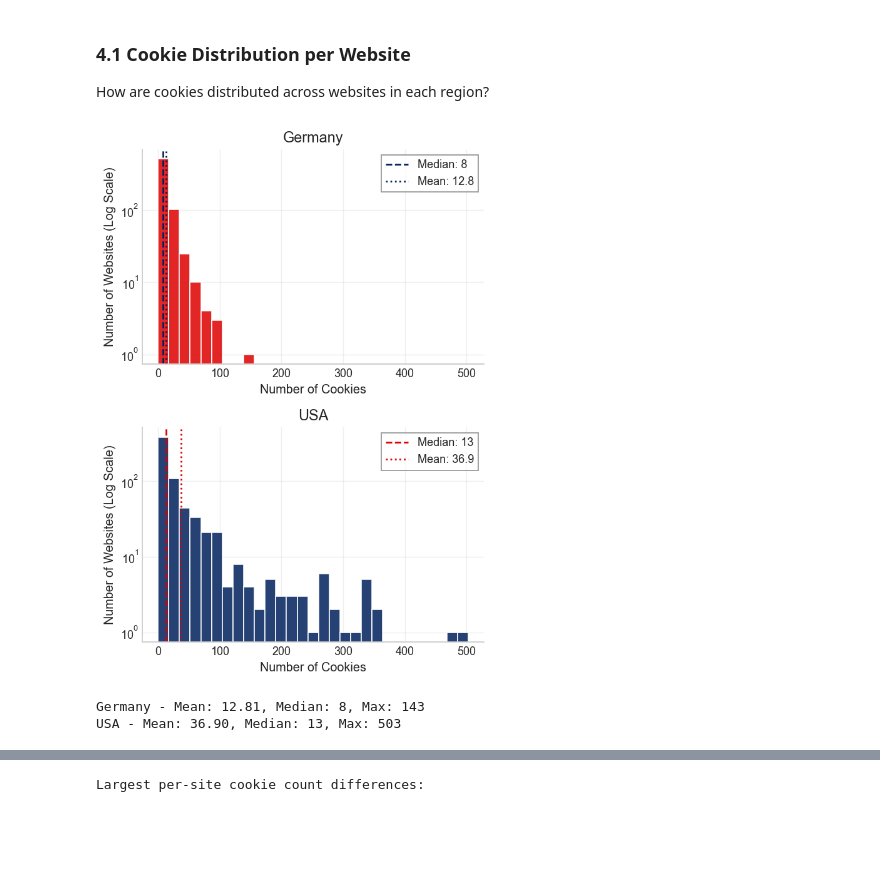
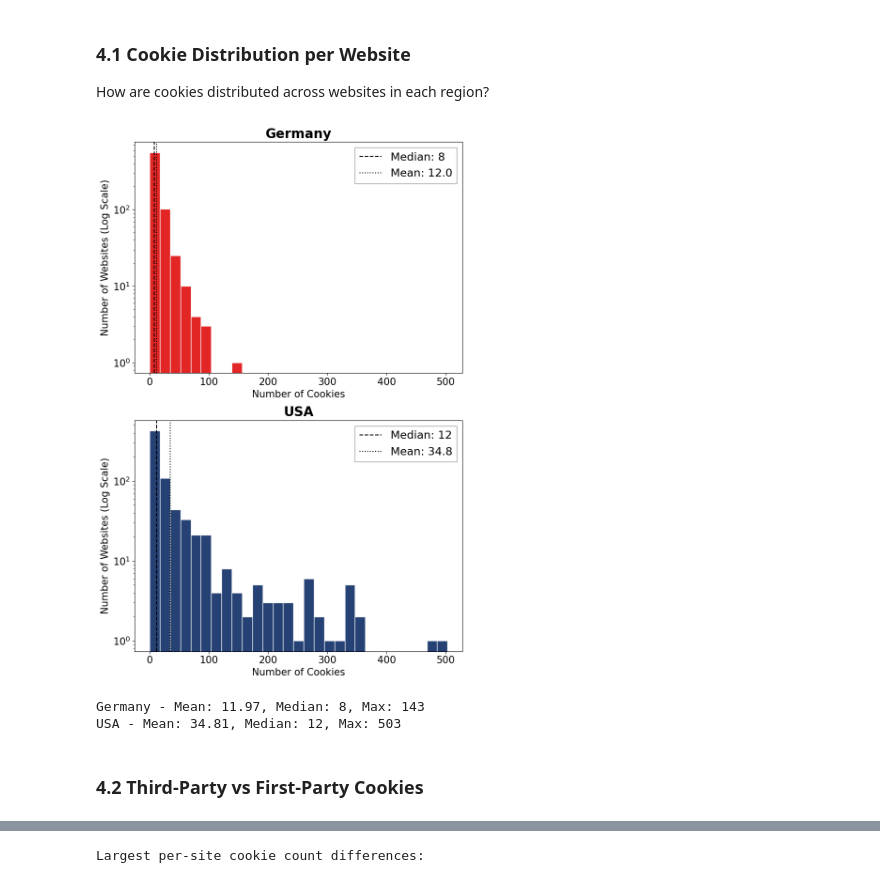
Before and after one commit to FlyinHedgehog/consent-observatory-tool-analysis, a Jupyter notebook: notebooks/germany-usa-results.ipynb, the cells around one changed output, grey strips where cells are left out. Saved outputs shown, nothing was run; the diff lists cells and outputs as text; code cells hidden in the pictures; blank space fills up the shorter version.

```diff
--- a/notebooks/germany-usa-results.ipynb
+++ b/notebooks/germany-usa-results.ipynb
@@ -34,24 +34,8 @@ import json
 # this is where we are getting the extracted data for Germany and USA
 OUTPUT_DIR = Path('../data/output')
 EXAMPLES_DIR = Path('../data/examples')
+GRAPHS_DIR = Path('../data/graphs')
 
-# setup for plots
-plt.style.use('seaborn-v0_8-whitegrid')
-plt.rcParams.update({
-    'figure.figsize': (9, 4.5),
-    'figure.dpi': 130,
-    'savefig.dpi': 300,
-    'font.size': 11,
-    'axes.titlesize': 13,
-    'axes.labelsize': 11,
-    'xtick.labelsize': 10,
-    'ytick.labelsize': 10,
-    'legend.fontsize': 10,
-    'axes.spines.top': False,
-    'axes.spines.right': False,
-    'axes.grid': True,
-    'grid.alpha': 0.3,
-})
 
 # red for Germany, blue for USA
 COLORS = {'Germany': '#DD0000', 'USA': '#00205B'}
@@ -252,44 +239,42 @@ We count all cookies observed per site and compare distributions between Germany
 ### 4.1 Cookie Distribution per Website
 How are cookies distributed across websites in each region?
 # %%
-# cookies per website distribution
-de_cookies_per_site = df_cookies_de.groupby('website_url').size()
-us_cookies_per_site = df_cookies_us.groupby('website_url').size()
+all_sites = pd.Index(sorted(common_urls), name='website_url')
+de_cookies_per_site = df_cookies_de.groupby('website_url').size().reindex(all_sites, fill_value=0)
+us_cookies_per_site = df_cookies_us.groupby('website_url').size().reindex(all_sites, fill_value=0)
 
-# calculate common bins so bar widths match
-# find the max cookies
 global_max = max(de_cookies_per_site.max(), us_cookies_per_site.max())
 common_bins = np.linspace(0, global_max, 30)
 
-fig, axes = plt.subplots(2, 1, figsize=(5, 7))
+fig, axes = plt.subplots(2, 1, figsize=(8, 12))
 
-# Germany histogram (log=True makes the y-axis logarithmic)
 axes[0].hist(de_cookies_per_site, bins=common_bins, color=COLORS["Germany"], edgecolor='white', alpha=0.85, log=True)
-axes[0].set_xlabel('Number of Cookies')
-axes[0].set_ylabel('Number of Websites (Log Scale)')
-axes[0].set_title('Germany')
-# Swapped to USA color for the lines
-axes[0].axvline(de_cookies_per_site.median(), color=COLORS["USA"], linestyle='--', linewidth=1.5, label=f'Median: {de_cookies_per_site.median():.0f}')
-axes[0].axvline(de_cookies_per_site.mean(), color=COLORS["USA"], linestyle=':', linewidth=1.5, label=f'Mean: {de_cookies_per_site.mean():.1f}')
-axes[0].legend(frameon=True, fancybox=False, edgecolor='gray')
+axes[0].set_xlabel('Number of Cookies', fontsize=15)
+axes[0].set_ylabel('Number of Websites (Log Scale)', fontsize=15)
+axes[0].set_title('Germany', fontsize=20, fontweight='bold')
+axes[0].tick_params(labelsize=15)
+axes[0].axvline(de_cookies_per_site.median(), color='black', linestyle='--', linewidth=1.5, label=f'Median: {de_cookies_per_site.median():.0f}')
+axes[0].axvline(de_cookies_per_site.mean(),   color='black', linestyle=':', linewidth=1.5, label=f'Mean: {de_cookies_per_site.mean():.1f}')
+axes[0].legend(frameon=True, fancybox=False, edgecolor='gray', fontsize=17)
 
-# USA histogram (log=True applied here as well)
 axes[1].hist(us_cookies_per_site, bins=common_bins, color=COLORS["USA"], edgecolor='white', alpha=0.85, log=True)
-axes[1].set_xlabel('Number of Cookies')
-axes[1].set_ylabel('Number of Websites (Log Scale)')
-axes[1].set_title('USA')
-# Swapped to Germany color for the lines
-axes[1].axvline(us_cookies_per_site.median(), color=COLORS["Germany"], linestyle='--', linewidth=1.5, label=f'Median: {us_cookies_per_site.median():.0f}')
-axes[1].axvline(us_cookies_per_site.mean(), color=COLORS["Germany"], linestyle=':', linewidth=1.5, label=f'Mean: {us_cookies_per_site.mean():.1f}')
-axes[1].legend(frameon=True, fancybox=False, edgecolor='gray')
+axes[1].set_xlabel('Number of Cookies', fontsize=15)
+axes[1].set_ylabel('Number of Websites (Log Scale)', fontsize=15)
+axes[1].set_title('USA', fontsize=20, fontweight='bold')
+axes[1].tick_params(labelsize=15)
+axes[1].axvline(us_cookies_per_site.median(), color='black', linestyle='--', linewidth=1.5, label=f'Median: {us_cookies_per_site.median():.0f}')
+axes[1].axvline(us_cookies_per_site.mean(),   color='black', linestyle=':', linewidth=1.5, label=f'Mean: {us_cookies_per_site.mean():.1f}')
+axes[1].legend(frameon=True, fancybox=False, edgecolor='gray', fontsize=17)
 
 plt.tight_layout()
+plt.savefig(Path(GRAPHS_DIR) / 'cookies-distribution.png', dpi=600, bbox_inches='tight')
 plt.show()
 
-# summary stats
 print(f"Germany - Mean: {de_cookies_per_site.mean():.2f}, Median: {de_cookies_per_site.median():.0f}, Max: {de_cookies_per_site.max()}")
 print(f"USA - Mean: {us_cookies_per_site.mean():.2f}, Median: {us_cookies_per_site.median():.0f}, Max: {us_cookies_per_site.max()}")
 # %% [output]
-[figure, old version]
+[figure, new version]
-Germany - Mean: 12.81, Median: 8, Max: 143
-USA - Mean: 36.90, Median: 13, Max: 503
+Germany - Mean: 11.97, Median: 8, Max: 143
+USA - Mean: 34.81, Median: 12, Max: 503
+# %% [markdown]
+### 4.2 Third-Party vs First-Party Cookies
```
Also changed, not shown: parts of 16 cells of this notebook, 6 other files.
